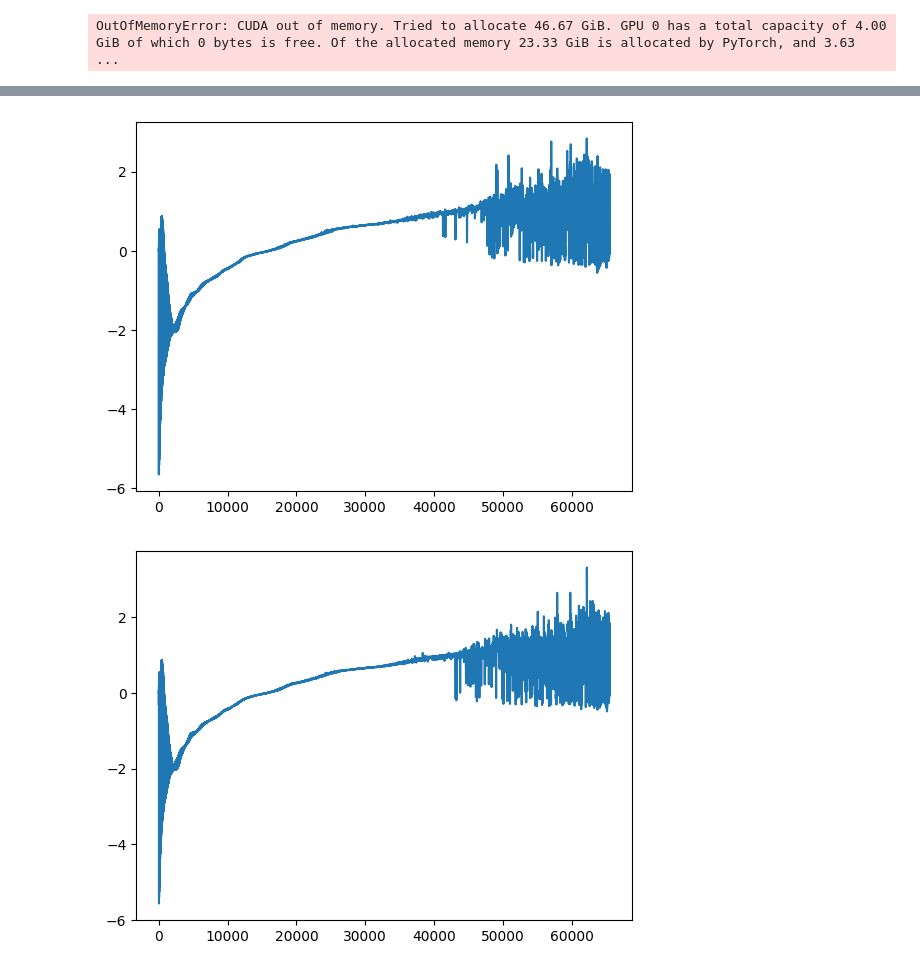
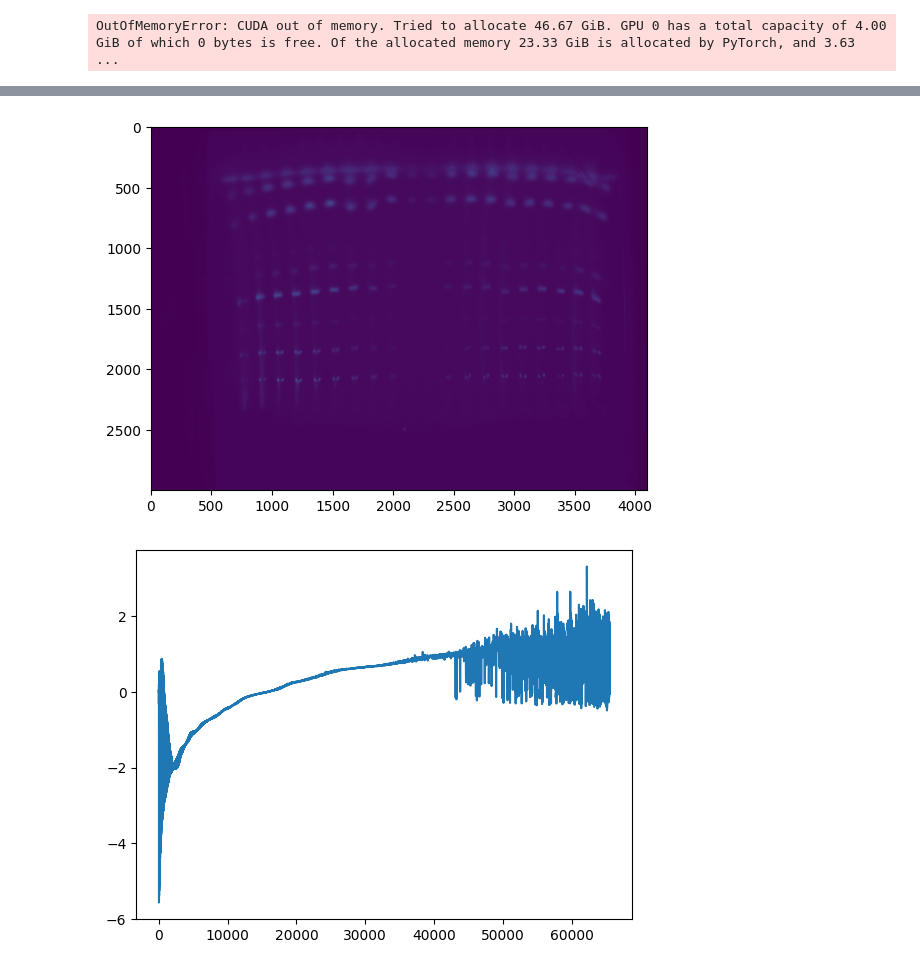
Before and after one commit to chetanchire/denoise, a Jupyter notebook: expt.ipynb, the cells around one changed output, grey strips where cells are left out. Cells and saved outputs as stored; diff of their text form; code cells hidden in the pictures.

```diff
--- a/expt.ipynb
+++ b/expt.ipynb
@@ -174,21 +177,21 @@ g, lE, x = gsolve_scipy(Z, B, 2, w)
 # %%
 g1 = x[0][0:65536]
 lE1 = x[0][65536:len(x[0])]
-print(lE1.shape)
-print(Z.shape)
+# print(lE1.shape)
+# print(Z.shape)
 lE_t_dt = np.zeros_like(Z)
 for i in range(Z.shape[1]):
-	lE_t_dt [:, i] = np.exp(lE1)*expos[i]
-print(lE_t_dt)
-print(len(lE1))
-print(Z[0,0], Z[0,1], Z[0,2], Z[0,3], Z[0,4], Z[0,5])
-print(len(g1))
-print(len(x[0]))
+	lE_t_dt [:, i] = expos[i]*np.exp(lE1)
+#print(lE_t_dt)
+#print(len(lE1))
+#print(Z[0,0], Z[0,1], Z[0,2], Z[0,3], Z[0,4], Z[0,5])
+print(g1[32767])
+#print(len(x[0]))
 
-plt.scatter(np.log(lE_t_dt.flatten()), Z.flatten(), s=1, marker = "o",facecolors='none', edgecolors='blue')
+plt.scatter(np.log(lE_t_dt.flatten()), Z.flatten(), s=1, marker = "o",facecolors='none', edgecolors='green')
 plt.show()
-plt.plot(lE1, np.arange(15000))
-plt.show()
+#plt.plot(lE1, np.arange(15000))
+#plt.show()
 plt.scatter(np.log(lE_t_dt.flatten()), Z.flatten(), s=1, marker = "o",facecolors='none', edgecolors='blue')
 plt.plot(g1, np.arange(65536), 'r')
 plt.show()
@@ -212,9 +202,27 @@ plt.show()
 # %%
-g = x[0][0:n-1]
-plt.plot(g)
+raw_imgs = raw_imgs.astype(int)
+HDR_img = np.zeros((len(raw_imgs[0]), 1), dtype=np.float32)
+num = 0
+den = 0
+for i in range(raw_imgs.shape[1]):
+    for j in range(raw_imgs.shape[0]):
+        num = num + w(raw_imgs[j, i]) * (g[raw_imgs[j,i]] - np.log(expos[j]))
+        den = den + w(raw_imgs[j, i])
+        if j == raw_imgs.shape[0]-1:
+            HDR_img[i, 0] = np.exp(num / den)
+            num = 0
+            den = 0
+
+import matplotlib.pyplot as plt
+HDR_img = HDR_img * (2**12)
+HDR_pic = HDR_img.reshape((3000, 4096))
+HDR_pic = HDR_pic.round().astype(np.uint16)
+plt.imshow(HDR_pic)
 plt.show()
+HDR_pic1 = Image.fromarray(HDR_pic)
+HDR_pic1.save("NewHDR2.tif")
 # %% [output]
-[figure, old version]
+[figure, new version]
 # %%
 import scipy.sparse as sp
 import scipy.sparse.linalg as lin
```
Also changed, not shown: parts of 16 cells of this notebook, 3 other files.
